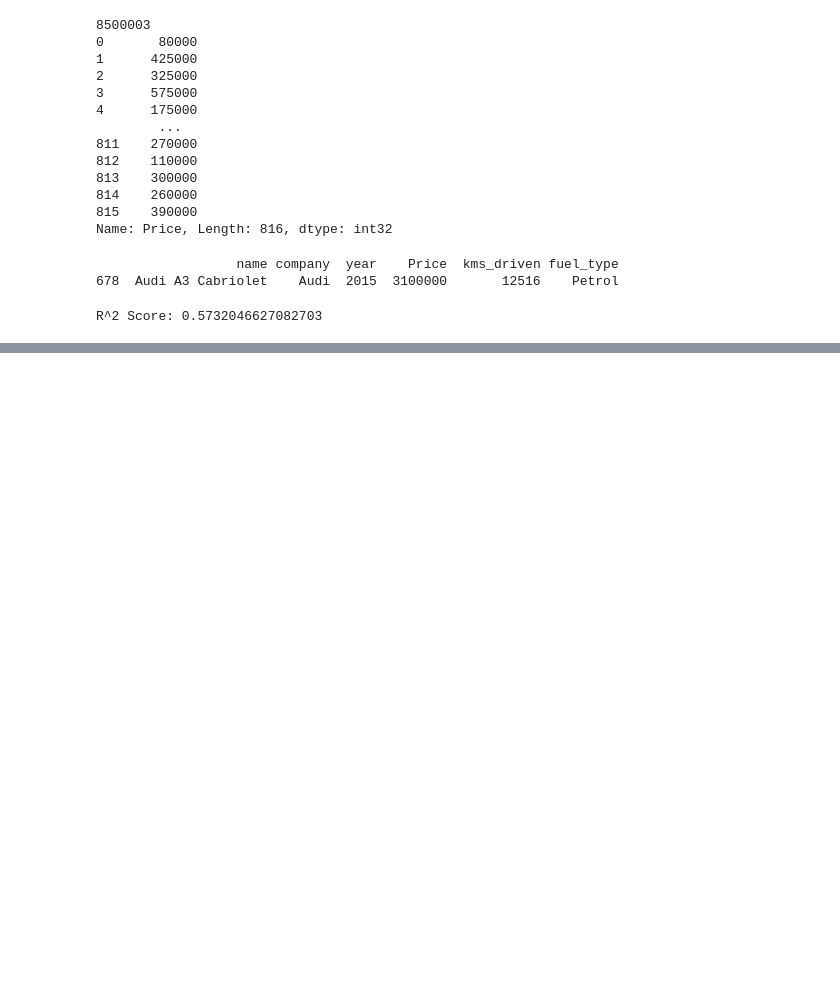
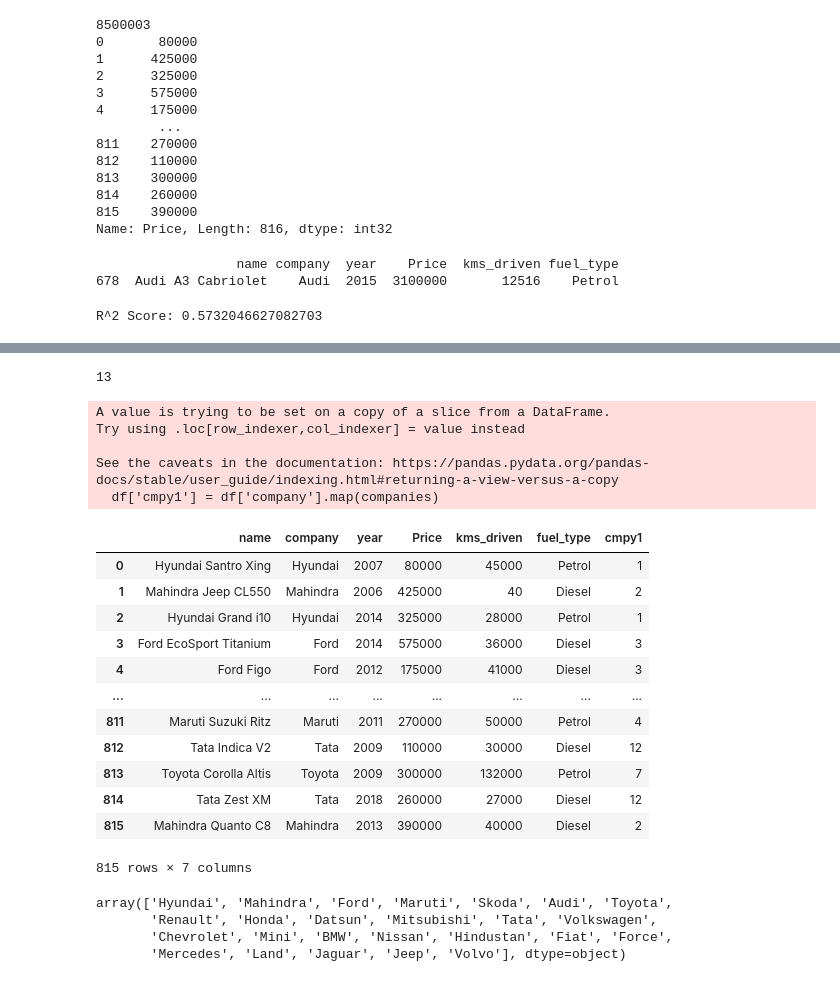
Before and after one commit to fardeen-khan-1107/car_prediction_model, a Jupyter notebook: Untitled.ipynb, the cells around one changed output, grey strips where cells are left out. Saved outputs shown, nothing was run; the diff lists cells and outputs as text; code cells hidden in the pictures; blank space fills up the shorter version.

```diff
--- a/Untitled.ipynb
+++ b/Untitled.ipynb
@@ -568,0 +585,36 @@ array([2085162.94450958])
+# %%
+companies = { 'Hyundai' : 1, 'Mahindra' : 2 ,'Ford' : 3,'Maruti' : 4,'Skoda' : 5,'Audi' : 6,'Toyota' : 7,'Renault' : 8,'Honda' : 9,'Datsun' : 10,'Mitsubishi' : 11,'Tata':12,'Volkswagen' : 13,'Chevrolet' : 14,'Mini' : 15,'BMW' : 16,'Nissan' : 17,'Hindustan' : 18,'Fiat':19,'Force' : 20,'Mercedes':21,'Land':22,'Jaguar':23,'Jeep':24,'Volvo':25 }
+companies['Volkswagen']
+# %% [output]
+13
+# %%
+df['cmpy1'] = df['company'].map(companies)
+# %% [output]
+A value is trying to be set on a copy of a slice from a DataFrame.
+Try using .loc[row_indexer,col_indexer] = value instead
+
+See the caveats in the documentation: https://pandas.pydata.org/pandas-docs/stable/user_guide/indexing.html#returning-a-view-versus-a-copy
+  df['cmpy1'] = df['company'].map(companies)
+# %%
+df
+# %% [output]
+|  | name | company | year | Price | kms_driven | fuel_type | cmpy1 |
+| 0 | Hyundai Santro Xing | Hyundai | 2007 | 80000 | 45000 | Petrol | 1 |
+| 1 | Mahindra Jeep CL550 | Mahindra | 2006 | 425000 | 40 | Diesel | 2 |
+| 2 | Hyundai Grand i10 | Hyundai | 2014 | 325000 | 28000 | Petrol | 1 |
+| 3 | Ford EcoSport Titanium | Ford | 2014 | 575000 | 36000 | Diesel | 3 |
+| 4 | Ford Figo | Ford | 2012 | 175000 | 41000 | Diesel | 3 |
+| ... | ... | ... | ... | ... | ... | ... | ... |
+| 811 | Maruti Suzuki Ritz | Maruti | 2011 | 270000 | 50000 | Petrol | 4 |
+| 812 | Tata Indica V2 | Tata | 2009 | 110000 | 30000 | Diesel | 12 |
+| 813 | Toyota Corolla Altis | Toyota | 2009 | 300000 | 132000 | Petrol | 7 |
+| 814 | Tata Zest XM | Tata | 2018 | 260000 | 27000 | Diesel | 12 |
+| 815 | Mahindra Quanto C8 | Mahindra | 2013 | 390000 | 40000 | Diesel | 2 |
+815 rows × 7 columns
+# %%
+df['company'].unique()
+# %% [output]
+array(['Hyundai', 'Mahindra', 'Ford', 'Maruti', 'Skoda', 'Audi', 'Toyota',
+       'Renault', 'Honda', 'Datsun', 'Mitsubishi', 'Tata', 'Volkswagen',
+       'Chevrolet', 'Mini', 'BMW', 'Nissan', 'Hindustan', 'Fiat', 'Force',
+       'Mercedes', 'Land', 'Jaguar', 'Jeep', 'Volvo'], dtype=object)
```
Also changed, not shown: parts of 2 cells of this notebook.
